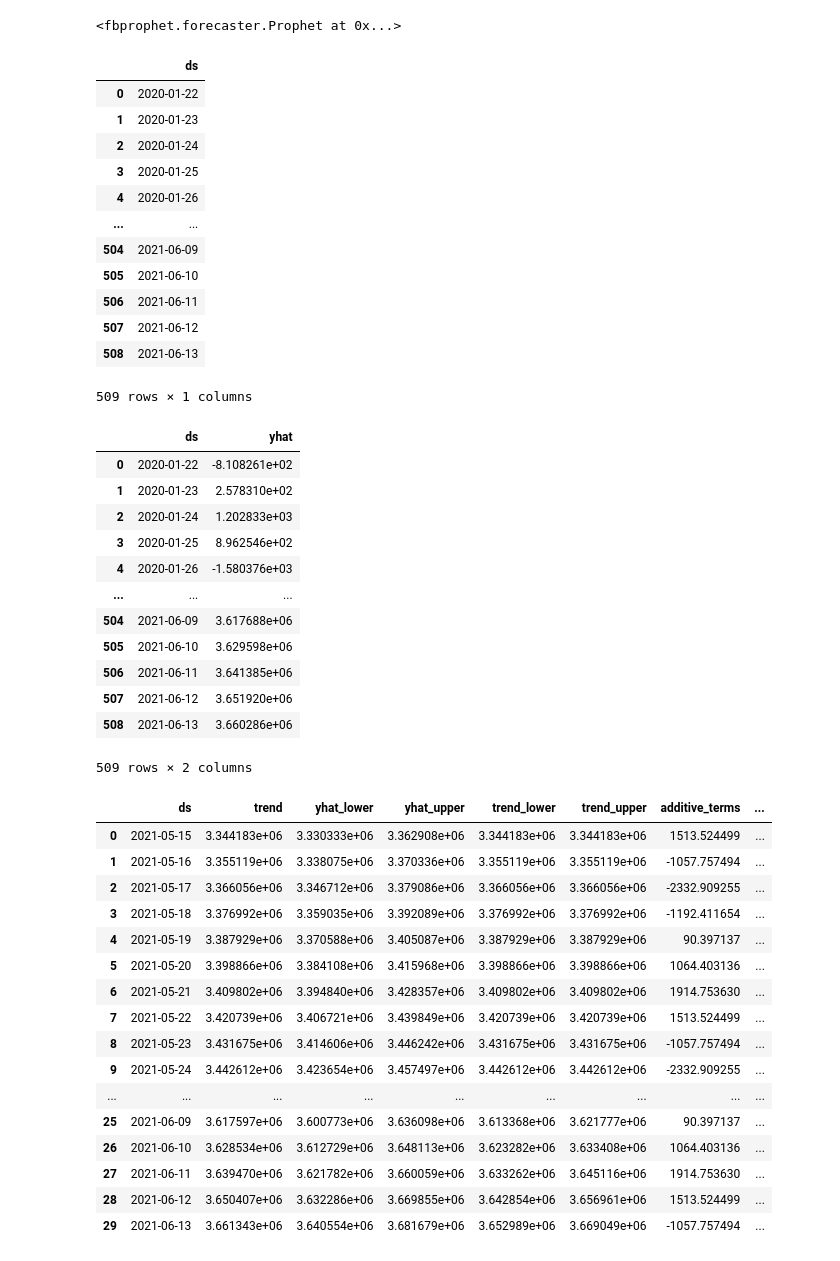
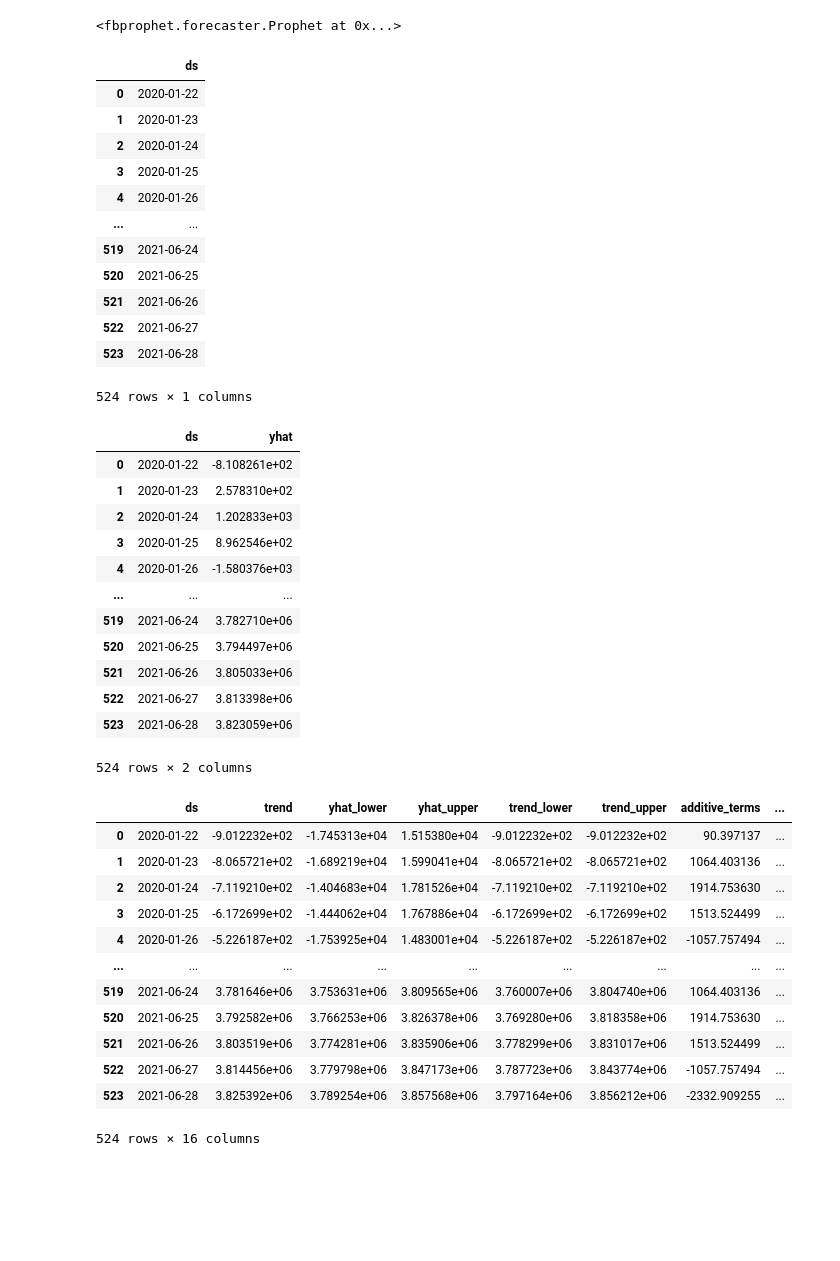
Before and after one commit to muhammad-usman147/CovidAnalysis, a Jupyter notebook: forecasting.ipynb, the cells around one changed output. Drawn from its saved outputs; the diff is of its cells as text; code cells hidden in the pictures; blank space fills up the shorter version.

```diff
--- a/forecasting.ipynb
+++ b/forecasting.ipynb
@@ -101,7 +111,7 @@ INFO:fbprophet:Disabling yearly seasonality. Run prophet with yearly_seasonality
 INFO:fbprophet:Disabling daily seasonality. Run prophet with daily_seasonality=True to override this.
 <fbprophet.forecaster.Prophet at 0x...>
 # %%
-future_dates = model.make_future_dataframe(periods=15)
+future_dates = model.make_future_dataframe(periods=30)
 future_dates
 # %% [output]
 |  | ds |
@@ -111,12 +121,12 @@ future_dates
 | 3 | 2020-01-25 |
 | 4 | 2020-01-26 |
 | ... | ... |
-| 504 | 2021-06-09 |
-| 505 | 2021-06-10 |
-| 506 | 2021-06-11 |
-| 507 | 2021-06-12 |
-| 508 | 2021-06-13 |
+| 519 | 2021-06-24 |
+| 520 | 2021-06-25 |
+| 521 | 2021-06-26 |
+| 522 | 2021-06-27 |
+| 523 | 2021-06-28 |
-509 rows × 1 columns
+524 rows × 1 columns
 # %%
 forecasting = model.predict(future_dates)
 forecasting[['ds','yhat']]
@@ -128,31 +138,28 @@ forecasting[['ds','yhat']]
 | 3 | 2020-01-25 | 8.962546e+02 |
 | 4 | 2020-01-26 | -1.580376e+03 |
 | ... | ... | ... |
-| 504 | 2021-06-09 | 3.617688e+06 |
-| 505 | 2021-06-10 | 3.629598e+06 |
-| 506 | 2021-06-11 | 3.641385e+06 |
-| 507 | 2021-06-12 | 3.651920e+06 |
-| 508 | 2021-06-13 | 3.660286e+06 |
+| 519 | 2021-06-24 | 3.782710e+06 |
+| 520 | 2021-06-25 | 3.794497e+06 |
+| 521 | 2021-06-26 | 3.805033e+06 |
+| 522 | 2021-06-27 | 3.813398e+06 |
+| 523 | 2021-06-28 | 3.823059e+06 |
-509 rows × 2 columns
+524 rows × 2 columns
 # %%
-prediction = model.predict(pd.DataFrame({'ds':future_dates['ds'][-30:]}))
+
+prediction = model.predict(pd.DataFrame({'ds':future_dates['ds']}))
 prediction
 # %% [output]
 |  | ds | trend | yhat_lower | yhat_upper | trend_lower | trend_upper | additive_terms | ... |
-| 0 | 2021-05-15 | 3.344183e+06 | 3.330333e+06 | 3.362908e+06 | 3.344183e+06 | 3.344183e+06 | 1513.524499 | ... |
-| 1 | 2021-05-16 | 3.355119e+06 | 3.338075e+06 | 3.370336e+06 | 3.355119e+06 | 3.355119e+06 | -1057.757494 | ... |
-| 2 | 2021-05-17 | 3.366056e+06 | 3.346712e+06 | 3.379086e+06 | 3.366056e+06 | 3.366056e+06 | -2332.909255 | ... |
-| 3 | 2021-05-18 | 3.376992e+06 | 3.359035e+06 | 3.392089e+06 | 3.376992e+06 | 3.376992e+06 | -1192.411654 | ... |
-| 4 | 2021-05-19 | 3.387929e+06 | 3.370588e+06 | 3.405087e+06 | 3.387929e+06 | 3.387929e+06 | 90.397137 | ... |
-| 5 | 2021-05-20 | 3.398866e+06 | 3.384108e+06 | 3.415968e+06 | 3.398866e+06 | 3.398866e+06 | 1064.403136 | ... |
-| 6 | 2021-05-21 | 3.409802e+06 | 3.394840e+06 | 3.428357e+06 | 3.409802e+06 | 3.409802e+06 | 1914.753630 | ... |
-| 7 | 2021-05-22 | 3.420739e+06 | 3.406721e+06 | 3.439849e+06 | 3.420739e+06 | 3.420739e+06 | 1513.524499 | ... |
-| 8 | 2021-05-23 | 3.431675e+06 | 3.414606e+06 | 3.446242e+06 | 3.431675e+06 | 3.431675e+06 | -1057.757494 | ... |
-| 9 | 2021-05-24 | 3.442612e+06 | 3.423654e+06 | 3.457497e+06 | 3.442612e+06 | 3.442612e+06 | -2332.909255 | ... |
+| 0 | 2020-01-22 | -9.012232e+02 | -1.745313e+04 | 1.515380e+04 | -9.012232e+02 | -9.012232e+02 | 90.397137 | ... |
+| 1 | 2020-01-23 | -8.065721e+02 | -1.689219e+04 | 1.599041e+04 | -8.065721e+02 | -8.065721e+02 | 1064.403136 | ... |
+| 2 | 2020-01-24 | -7.119210e+02 | -1.404683e+04 | 1.781526e+04 | -7.119210e+02 | -7.119210e+02 | 1914.753630 | ... |
+| 3 | 2020-01-25 | -6.172699e+02 | -1.444062e+04 | 1.767886e+04 | -6.172699e+02 | -6.172699e+02 | 1513.524499 | ... |
+| 4 | 2020-01-26 | -5.226187e+02 | -1.753925e+04 | 1.483001e+04 | -5.226187e+02 | -5.226187e+02 | -1057.757494 | ... |
 | ... | ... | ... | ... | ... | ... | ... | ... | ... |
-| 25 | 2021-06-09 | 3.617597e+06 | 3.600773e+06 | 3.636098e+06 | 3.613368e+06 | 3.621777e+06 | 90.397137 | ... |
-| 26 | 2021-06-10 | 3.628534e+06 | 3.612729e+06 | 3.648113e+06 | 3.623282e+06 | 3.633408e+06 | 1064.403136 | ... |
-| 27 | 2021-06-11 | 3.639470e+06 | 3.621782e+06 | 3.660059e+06 | 3.633262e+06 | 3.645116e+06 | 1914.753630 | ... |
-| 28 | 2021-06-12 | 3.650407e+06 | 3.632286e+06 | 3.669855e+06 | 3.642854e+06 | 3.656961e+06 | 1513.524499 | ... |
-| 29 | 2021-06-13 | 3.661343e+06 | 3.640554e+06 | 3.681679e+06 | 3.652989e+06 | 3.669049e+06 | -1057.757494 | ... |
+| 519 | 2021-06-24 | 3.781646e+06 | 3.753631e+06 | 3.809565e+06 | 3.760007e+06 | 3.804740e+06 | 1064.403136 | ... |
+| 520 | 2021-06-25 | 3.792582e+06 | 3.766253e+06 | 3.826378e+06 | 3.769280e+06 | 3.818358e+06 | 1914.753630 | ... |
+| 521 | 2021-06-26 | 3.803519e+06 | 3.774281e+06 | 3.835906e+06 | 3.778299e+06 | 3.831017e+06 | 1513.524499 | ... |
+| 522 | 2021-06-27 | 3.814456e+06 | 3.779798e+06 | 3.847173e+06 | 3.787723e+06 | 3.843774e+06 | -1057.757494 | ... |
+| 523 | 2021-06-28 | 3.825392e+06 | 3.789254e+06 | 3.857568e+06 | 3.797164e+06 | 3.856212e+06 | -2332.909255 | ... |
+524 rows × 16 columns
 # %%
```
Also changed, not shown: parts of 23 cells of this notebook.
